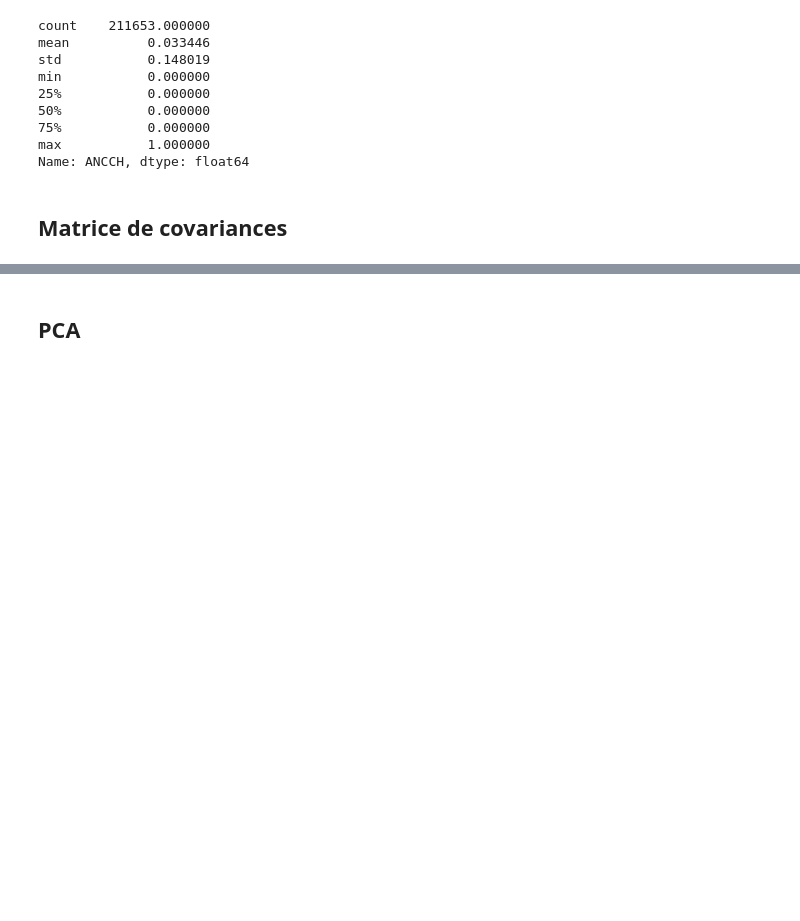
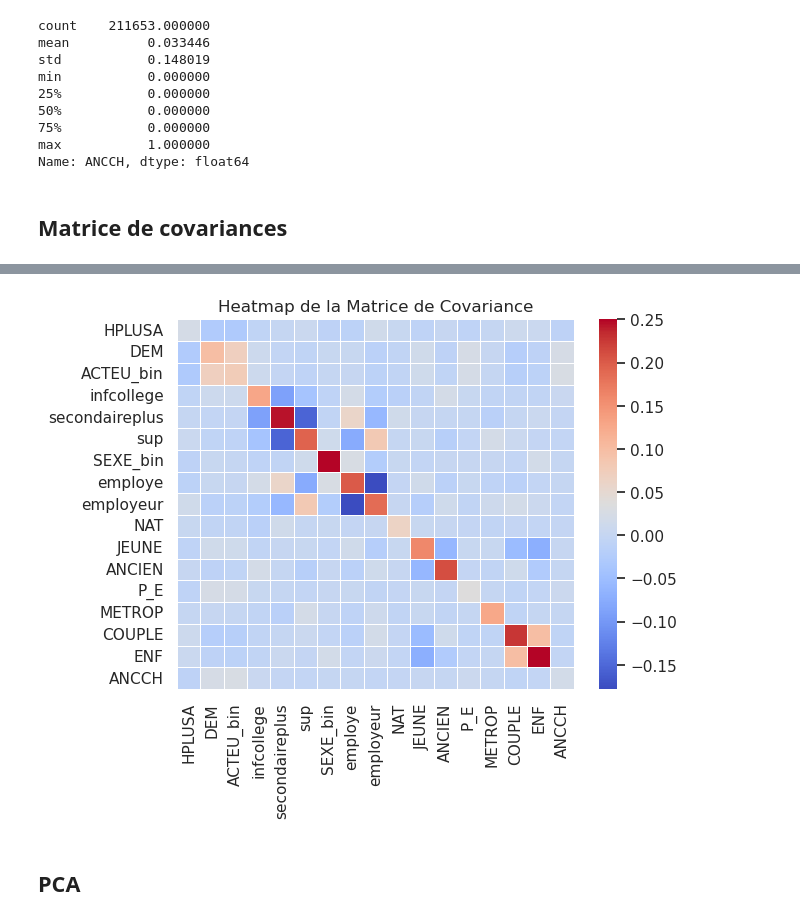
Before and after one commit to Alexis-Barrau/python_ensae, a Jupyter notebook: Scripts/Script first analysis.ipynb, the cells around one changed output, grey strips where cells are left out. Saved outputs shown, nothing was run; the diff lists cells and outputs as text; code cells hidden in the pictures; blank space fills up the shorter version.

```diff
--- a/Scripts/Script first analysis.ipynb
+++ b/Scripts/Script first analysis.ipynb
@@ -335,6 +337,18 @@ EEC_COV
 | COUPLE | 0.010439 | -0.020047 | -0.018619 | -0.005808 | -0.000122 | 0.006514 | -0.003879 | -0.013837 | 0.018981 | ... |
 | ENF | 0.007404 | -0.010953 | -0.011219 | -0.005350 | 0.007034 | -0.001263 | 0.017827 | -0.002916 | 0.007600 | ... |
 | ANCCH | -0.009834 | 0.023852 | 0.025964 | 0.005254 | -0.001487 | -0.003767 | -0.000276 | 0.000077 | -0.004159 | ... |
+# %%
+import seaborn as sns
+
+# Utiliser seaborn pour créer la heatmap
+sns.set(style="white")
+sns.heatmap(EEC_COV, annot=False, cmap="coolwarm", fmt=".2f", linewidths=.5)
+
+# Afficher la heatmap
+plt.title('Heatmap de la Matrice de Covariance')
+plt.show()
+# %% [output]
+[figure, added]
 # %% [markdown]
 ## PCA
 # %%
```
Also changed, not shown: parts of 14 cells of this notebook.
